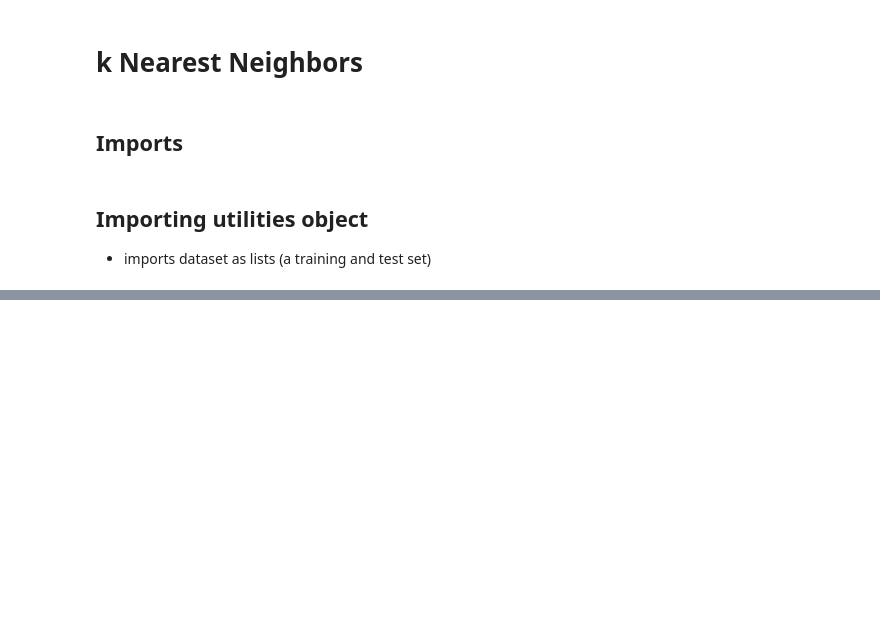
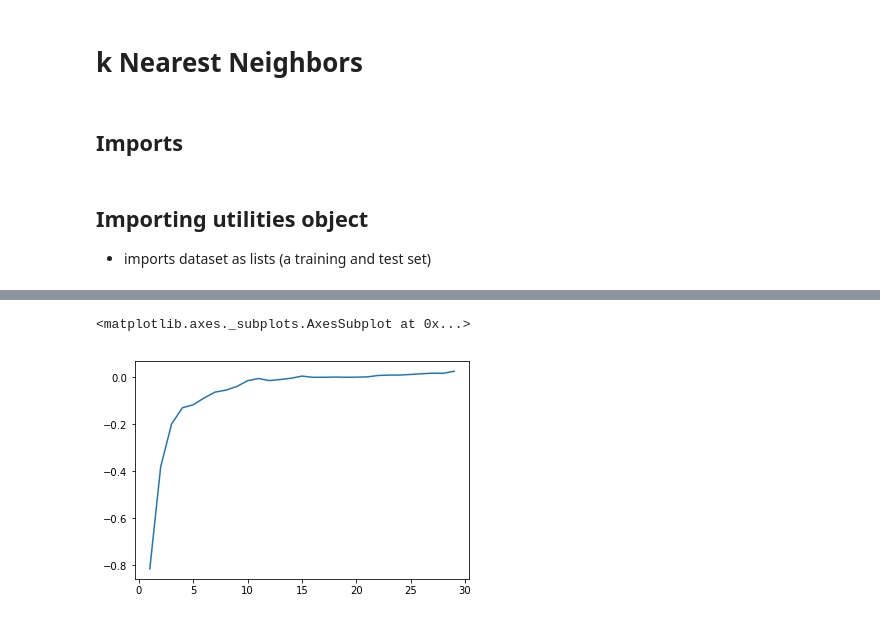
Before and after one commit to rshnn/song-success-predictor, a Jupyter notebook: knn.ipynb, the cells around one changed output, grey strips where cells are left out. Saved outputs shown, nothing was run; the diff lists cells and outputs as text; code cells hidden in the pictures; blank space fills up the shorter version.

```diff
--- a/knn.ipynb
+++ b/knn.ipynb
@@ -499,0 +59,7 @@ for item in all_features:
+# %%
+features = 'key loudness duration tempo time_signature'.split()
+elbow = kman.build_score_list(train, cv, features, maxk=30, step=1)
+sns.lineplot(elbow[:, 0], elbow[:, 1], )
+# %% [output]
+<matplotlib.axes._subplots.AxesSubplot at 0x...>
+[figure, added]
```
Also changed, not shown: parts of 55 cells of this notebook, 6 other files.
